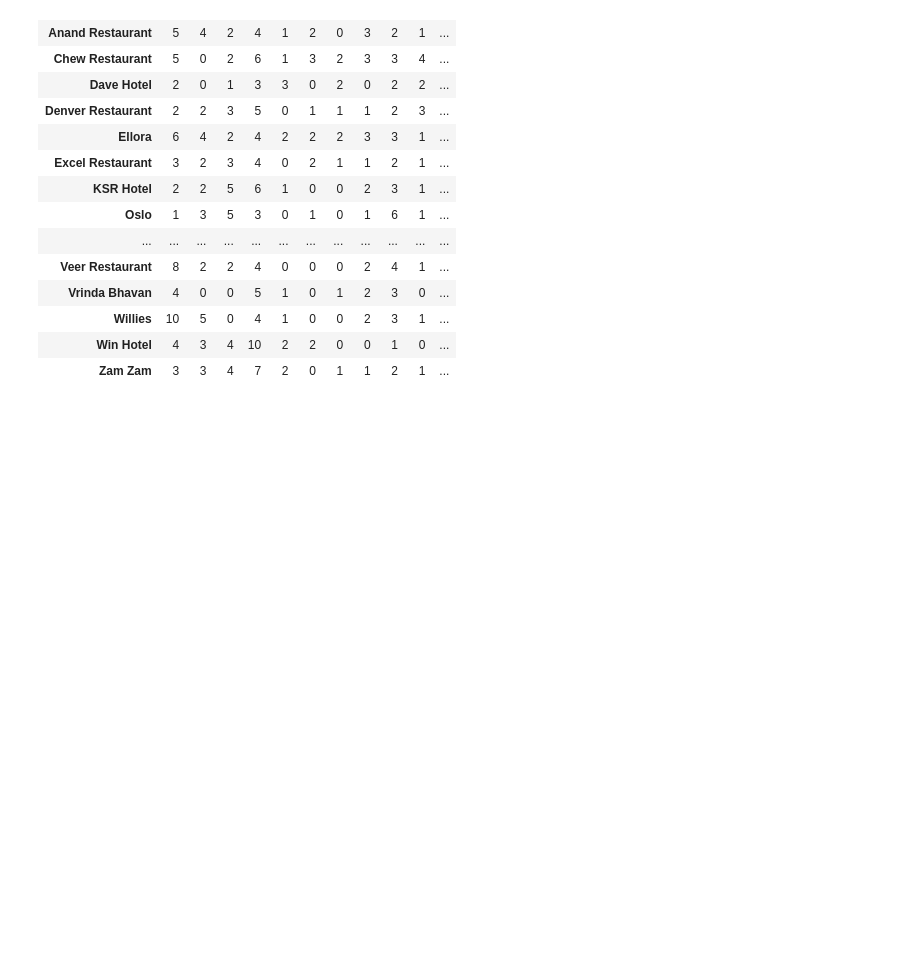
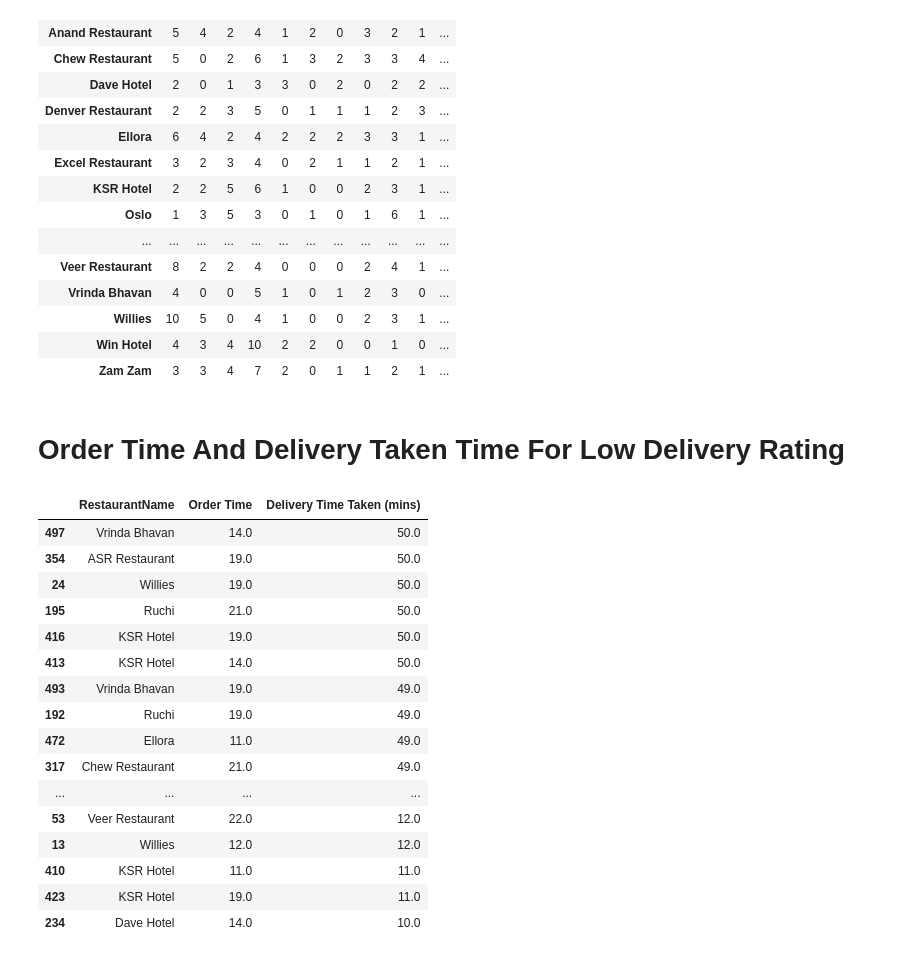
Before and after one commit to Osama-Anmar/Analysis-Restaurant-Data, a Jupyter notebook: Restaurant Sales.ipynb, the cells around one changed output. Saved outputs shown, nothing was run; the diff lists cells and outputs as text; code cells hidden in the pictures; blank space fills up the shorter version.

```diff
--- a/Restaurant Sales.ipynb
+++ b/Restaurant Sales.ipynb
@@ -1136,3 +1184,27 @@ RestaurantCrosstab4
 | Willies | 10 | 5 | 0 | 4 | 1 | 0 | 0 | 2 | 3 | 1 | ... |
 | Win Hotel | 4 | 3 | 4 | 10 | 2 | 2 | 0 | 0 | 1 | 0 | ... |
 | Zam Zam | 3 | 3 | 4 | 7 | 2 | 0 | 1 | 1 | 2 | 1 | ... |
+# %% [markdown]
+# Order Time And Delivery Taken Time For Low Delivery Rating
+# %%
+DeliveryRating1 = OrdersDetails.where(OrdersDetails['Customer Rating-Delivery'] ==1)[['RestaurantName', 'Order Time', 'Delivery Time Taken (mins)']].sort_values(by='Delivery Time Taken (mins)', ascending=False).dropna()
+# %%
+DeliveryRating1
+# %% [output]
+|  | RestaurantName | Order Time | Delivery Time Taken (mins) |
+| 497 | Vrinda Bhavan | 14.0 | 50.0 |
+| 354 | ASR Restaurant | 19.0 | 50.0 |
+| 24 | Willies | 19.0 | 50.0 |
+| 195 | Ruchi | 21.0 | 50.0 |
+| 416 | KSR Hotel | 19.0 | 50.0 |
+| 413 | KSR Hotel | 14.0 | 50.0 |
+| 493 | Vrinda Bhavan | 19.0 | 49.0 |
+| 192 | Ruchi | 19.0 | 49.0 |
+| 472 | Ellora | 11.0 | 49.0 |
+| 317 | Chew Restaurant | 21.0 | 49.0 |
+| ... | ... | ... | ... |
+| 53 | Veer Restaurant | 22.0 | 12.0 |
+| 13 | Willies | 12.0 | 12.0 |
+| 410 | KSR Hotel | 11.0 | 11.0 |
+| 423 | KSR Hotel | 19.0 | 11.0 |
+| 234 | Dave Hotel | 14.0 | 10.0 |
```
Also changed, not shown: parts of 12 cells of this notebook.
